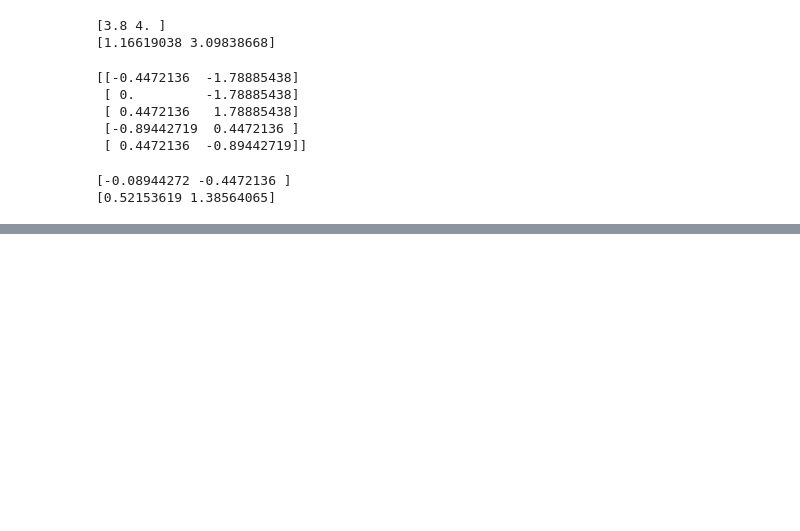
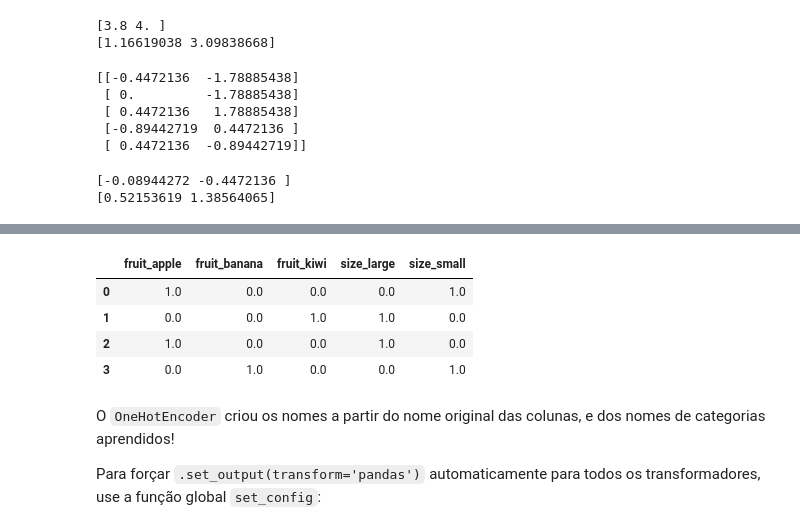
Before and after one commit to marinnagc/ml_labs_marinnagc, a Jupyter notebook: labs/01_regression/answers/task_02/notebooks/01_pipeline.ipynb, the cells around one changed output, grey strips where cells are left out. Cells and saved outputs as stored; diff of their text form; code cells hidden in the pictures; blank space fills up the shorter version.

```diff
--- a/labs/01_regression/answers/task_02/notebooks/01_pipeline.ipynb
+++ b/labs/01_regression/answers/task_02/notebooks/01_pipeline.ipynb
@@ -151,0 +603,12 @@ print(X_test_scaled.std(axis=0))
+# %%
+import pandas as pd
+
+# Fazendo um dataset para testar.
+X_train = pd.DataFrame(
+    {
+        'fruit': ['apple', 'kiwi', 'apple', 'banana'],
+        'size': ['small', 'large', 'large', 'small'],
+    },
+)
+
+X_train
@@ -151,0 +621,18 @@ print(X_test_scaled.std(axis=0))
+# %%
+from sklearn.preprocessing import OneHotEncoder
+
+encoder = OneHotEncoder(sparse_output=False).set_output(transform='pandas')
+
+X_train_encoded = encoder.fit_transform(X_train)
+
+X_train_encoded
+# %% [output]
+|  | fruit_apple | fruit_banana | fruit_kiwi | size_large | size_small |
+| 0 | 1.0 | 0.0 | 0.0 | 0.0 | 1.0 |
+| 1 | 0.0 | 0.0 | 1.0 | 1.0 | 0.0 |
+| 2 | 1.0 | 0.0 | 0.0 | 1.0 | 0.0 |
+| 3 | 0.0 | 1.0 | 0.0 | 0.0 | 1.0 |
+# %% [markdown]
+O `OneHotEncoder` criou os nomes a partir do nome original das colunas, e dos nomes de categorias aprendidos!
+
+Para forçar `.set_output(transform='pandas')` automaticamente para todos os transformadores, use a função global `set_config`:
```
Also changed, not shown: parts of 71 cells of this notebook.
